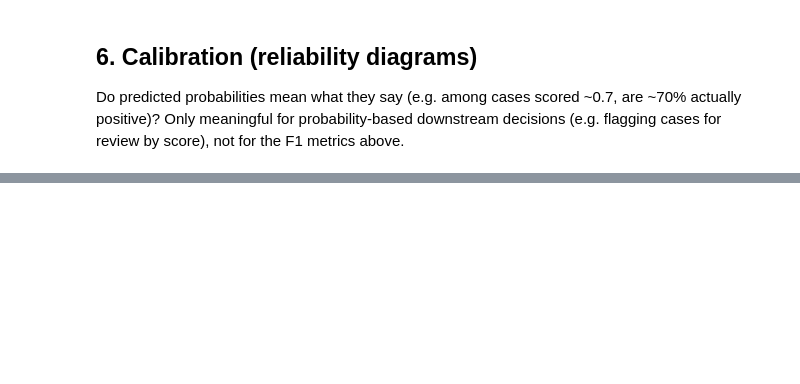
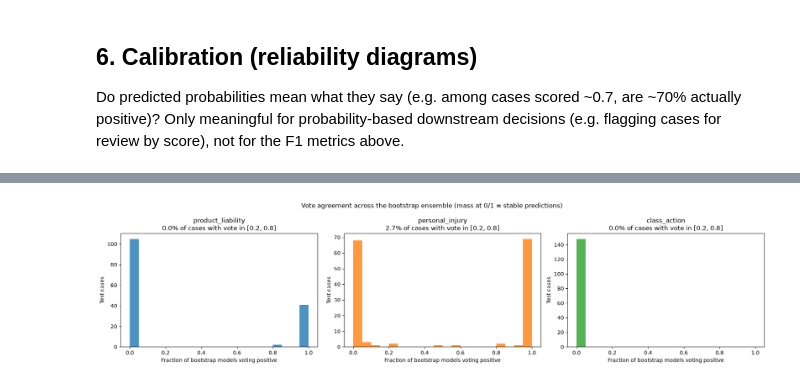
Before and after one commit to Justpoint-Research/lawsuit-parser, a Jupyter notebook: notebooks/classifier_comparison_diagnostics.ipynb, the cells around one changed output, grey strips where cells are left out. Saved outputs shown, nothing was run; the diff lists cells and outputs as text; code cells hidden in the pictures; blank space fills up the shorter version.

```diff
--- a/notebooks/classifier_comparison_diagnostics.ipynb
+++ b/notebooks/classifier_comparison_diagnostics.ipynb
@@ -222,0 +422,20 @@ plt.show()
+# %%
+agreement = (test_probs_stack > 0.5).mean(axis=0)  # (N, C), fraction of models voting positive
+
+fig, axes = plt.subplots(1, len(bootstrap_categories), figsize=(6 * len(bootstrap_categories), 4.5))
+if len(bootstrap_categories) == 1:
+    axes = [axes]
+
+unstable_fraction = {}
+for idx, (ax, cat) in enumerate(zip(axes, bootstrap_categories)):
+    ax.hist(agreement[:, idx], bins=20, range=(0, 1), color=category_color[cat], alpha=0.8)
+    unstable_fraction[cat] = float(((agreement[:, idx] > 0.2) & (agreement[:, idx] < 0.8)).mean())
+    ax.set_title(f"{cat}\n{unstable_fraction[cat] * 100:.1f}% of cases with vote in [0.2, 0.8]")
+    ax.set_xlabel("Fraction of bootstrap models voting positive")
+    ax.set_ylabel("Test cases")
+
+fig.suptitle("Vote agreement across the bootstrap ensemble (mass at 0/1 = stable predictions)")
+fig.tight_layout()
+plt.show()
+# %% [output]
+[figure, added]
```
Also changed, not shown: parts of 20 cells of this notebook, 1 other file.
